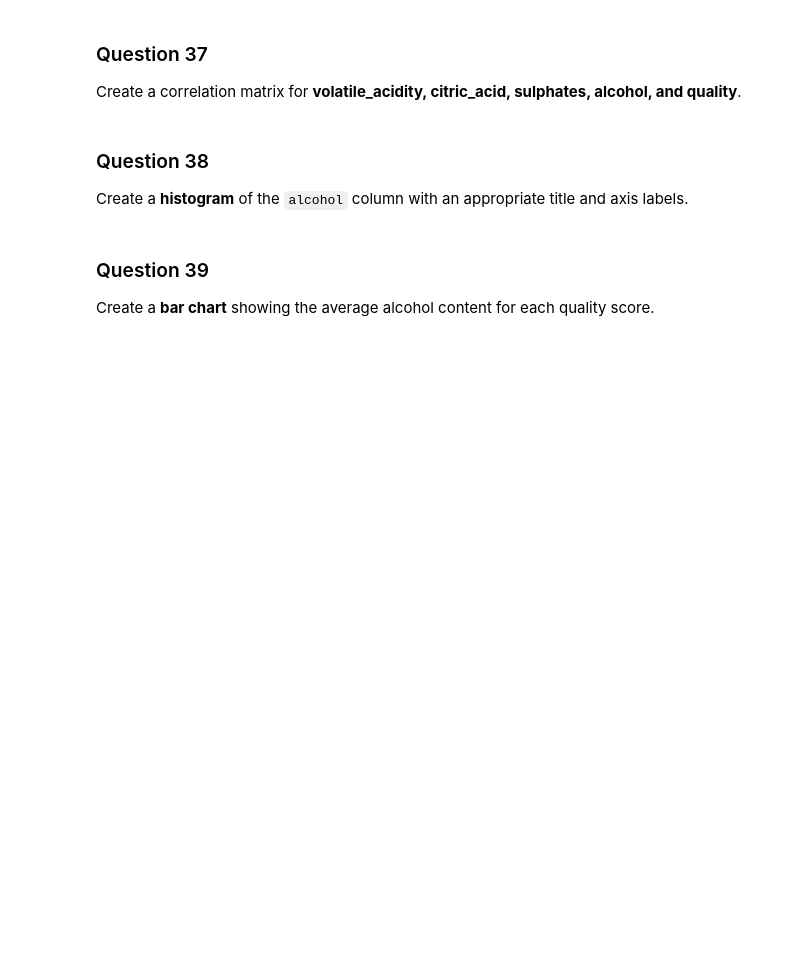
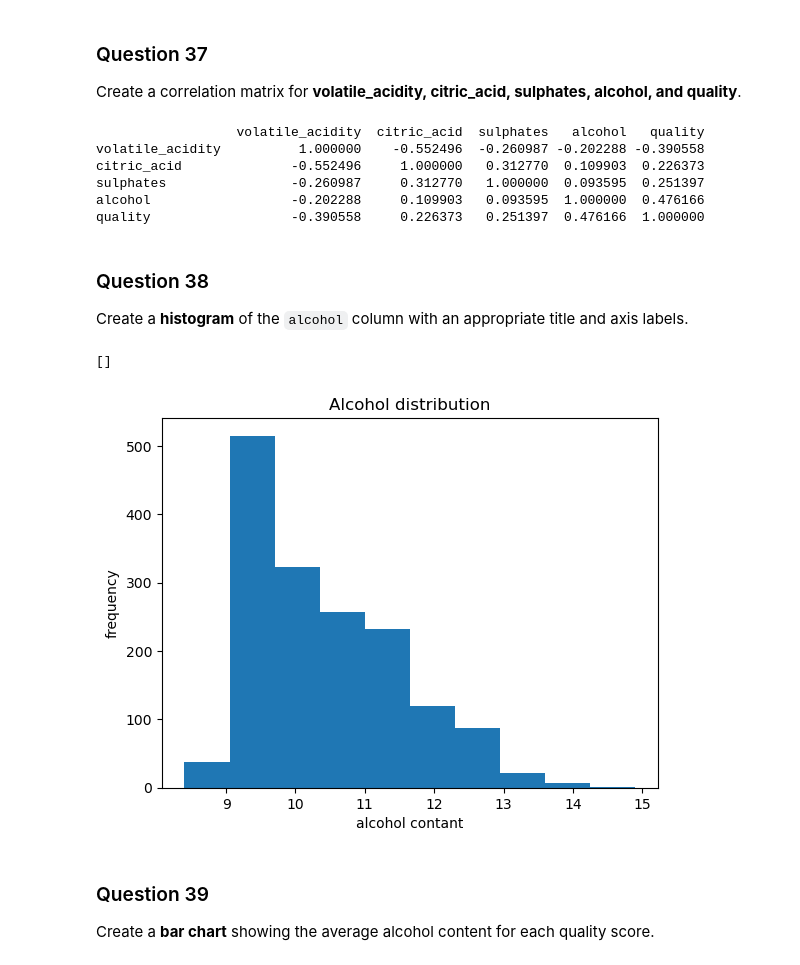
Before and after one commit to sumitshinde4585/Liha-tech-Assignments, a Jupyter notebook: Data-Science-Assignments-main/Assignment 5/Wine_Quality_Red_Beginner_to_Intermediate_Pandas_Practice.ipynb, the cells around one changed output. Drawn from its saved outputs; the diff is of its cells as text; code cells hidden in the pictures; blank space fills up the shorter version.

```diff
--- a/Data-Science-Assignments-main/Assignment 5/Wine_Quality_Red_Beginner_to_Intermediate_Pandas_Practice.ipynb
+++ b/Data-Science-Assignments-main/Assignment 5/Wine_Quality_Red_Beginner_to_Intermediate_Pandas_Practice.ipynb
@@ -56,6 +56,9 @@ By completing this assignment, you will practice a complete beginner-to-intermed
 # %% [markdown]
 ### Question 1
 Import the Pandas library using the alias `pd` and read **WineQualityRed.csv** into a DataFrame named `df`.
+# %%
+import pandas as pd
+df=pd.read_csv('WineQualityRed.csv')
 # %% [markdown]
 ### Question 2
 Display the first **5 rows** of the dataset.
@@ -167,3 +522,6 @@ Determine which quality score has the **highest average alcohol content**.
 # %% [markdown]
 ### Question 34
 Create a new column named **quality_label** using `apply()` with a `lambda` function. Store `High` when `quality` is 7 or higher; otherwise store `Standard`.
+# %%
+df['quality_lable']=df['quality'].apply(lambda x : 'High' if x>=7 else 'Standrad')
+df.head()
@@ -170,3 +535,6 @@ Create a new column named **quality_label** using `apply()` with a `lambda` func
 # %% [markdown]
 ### Question 35
 Create a new column named **alcohol_level**. Store `High Alcohol` when `alcohol` is greater than or equal to 11; otherwise store `Lower Alcohol`.
+# %%
+df['alcohol_level']=df['alcohol'].apply(lambda x : 'High Alcohol' if x>=11 else 'Lower Alcohol')
+df.head()
@@ -173,3 +548,6 @@ Create a new column named **alcohol_level**. Store `High Alcohol` when `alcohol`
 # %% [markdown]
 ### Question 36
 Create a new column named **sulfur_difference** by subtracting `free_sulfur_dioxide` from `total_sulfur_dioxide`.
+# %%
+df['sulfur_difference']=df.apply(lambda x : x['total_sulfur_dioxide'] - x['free_sulfur_dioxide'],axis =1)
+df.head()
@@ -178,9 +563,31 @@ Create a new column named **sulfur_difference** by subtracting `free_sulfur_diox
 # %% [markdown]
 ### Question 37
 Create a correlation matrix for **volatile_acidity, citric_acid, sulphates, alcohol, and quality**.
+# %%
+cols =['volatile_acidity','citric_acid','sulphates','alcohol','quality']
+corr_matrix =df[cols].corr()
+print(corr_matrix)
+# %% [output]
+                  volatile_acidity  citric_acid  sulphates   alcohol   quality
+volatile_acidity          1.000000    -0.552496  -0.260987 -0.202288 -0.390558
+citric_acid              -0.552496     1.000000   0.312770  0.109903  0.226373
+sulphates                -0.260987     0.312770   1.000000  0.093595  0.251397
+alcohol                  -0.202288     0.109903   0.093595  1.000000  0.476166
+quality                  -0.390558     0.226373   0.251397  0.476166  1.000000
 # %% [markdown]
 ### Question 38
 Create a **histogram** of the `alcohol` column with an appropriate title and axis labels.
+# %%
+import matplotlib.pyplot as plt
+
+plt.hist(df['alcohol'])
+plt.title('Alcohol distribution')
+plt.xlabel('alcohol contant')
+plt.ylabel('frequency')
+plt.plot()
+# %% [output]
+[]
+[figure, added]
 # %% [markdown]
 ### Question 39
 Create a **bar chart** showing the average alcohol content for each quality score.
```
Also changed, not shown: parts of 37 cells of this notebook, 1 other file.
